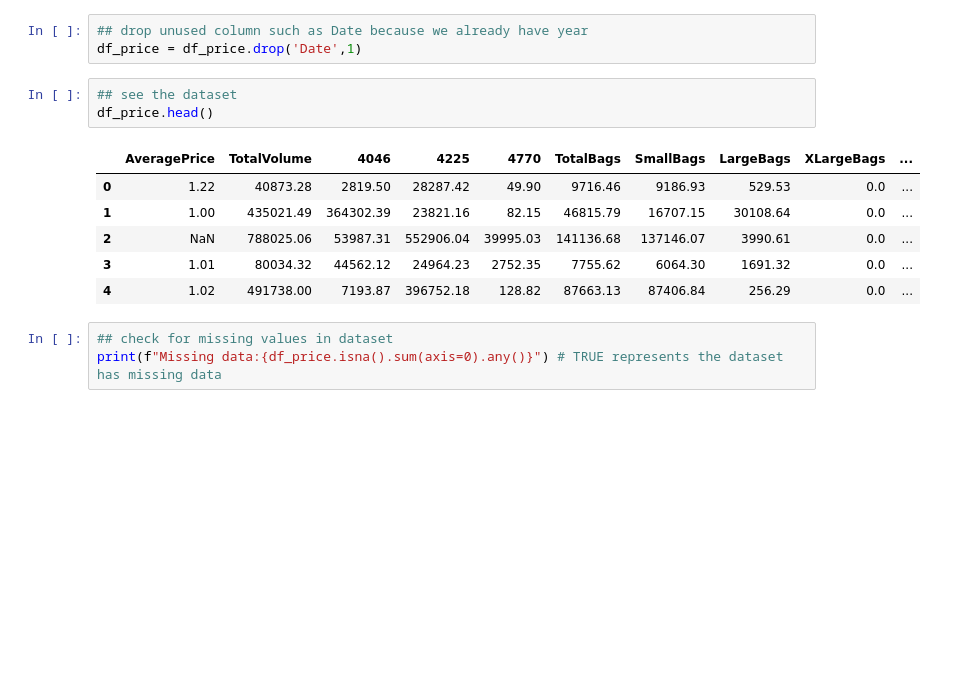
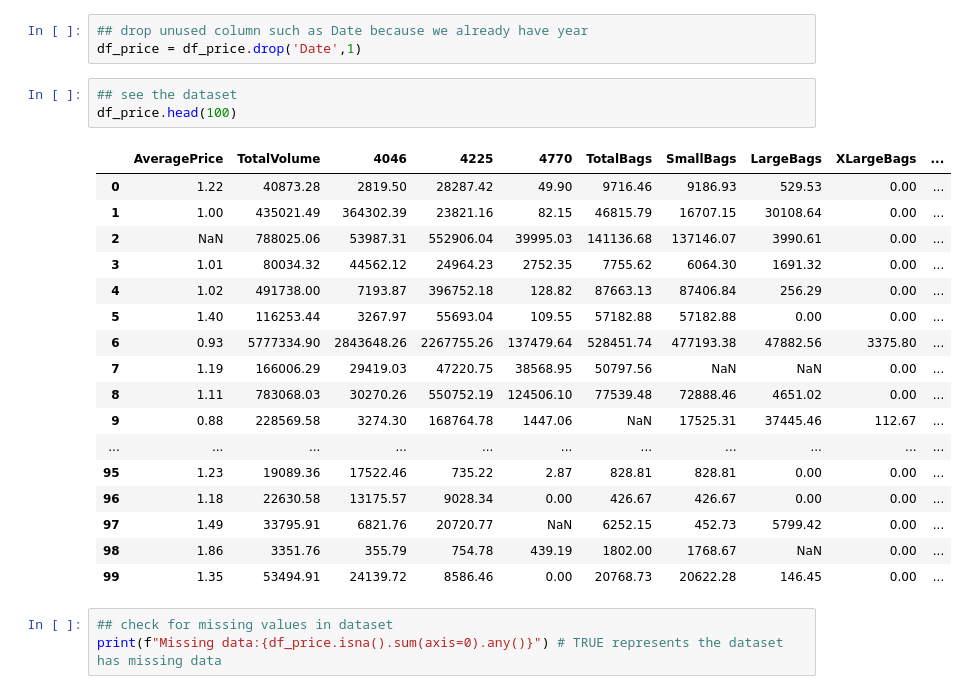
Before and after one commit to irfixq/Avocado_King, a Jupyter notebook: Avocado_King.ipynb, the cells around one changed output. Saved outputs shown, nothing was run; the diff lists cells and outputs as text; blank space fills up the shorter version.

```diff
--- a/Avocado_King.ipynb
+++ b/Avocado_King.ipynb
@@ -127,14 +140,25 @@ dtype: object
 df_price = df_price.drop('Date',1)
 # %%
 ## see the dataset
-df_price.head()
+df_price.head(100)
 # %% [output]
 |  | AveragePrice | TotalVolume | 4046 | 4225 | 4770 | TotalBags | SmallBags | LargeBags | XLargeBags | ... |
-| 0 | 1.22 | 40873.28 | 2819.50 | 28287.42 | 49.90 | 9716.46 | 9186.93 | 529.53 | 0.0 | ... |
-| 1 | 1.00 | 435021.49 | 364302.39 | 23821.16 | 82.15 | 46815.79 | 16707.15 | 30108.64 | 0.0 | ... |
-| 2 | NaN | 788025.06 | 53987.31 | 552906.04 | 39995.03 | 141136.68 | 137146.07 | 3990.61 | 0.0 | ... |
-| 3 | 1.01 | 80034.32 | 44562.12 | 24964.23 | 2752.35 | 7755.62 | 6064.30 | 1691.32 | 0.0 | ... |
-| 4 | 1.02 | 491738.00 | 7193.87 | 396752.18 | 128.82 | 87663.13 | 87406.84 | 256.29 | 0.0 | ... |
+| 0 | 1.22 | 40873.28 | 2819.50 | 28287.42 | 49.90 | 9716.46 | 9186.93 | 529.53 | 0.00 | ... |
+| 1 | 1.00 | 435021.49 | 364302.39 | 23821.16 | 82.15 | 46815.79 | 16707.15 | 30108.64 | 0.00 | ... |
+| 2 | NaN | 788025.06 | 53987.31 | 552906.04 | 39995.03 | 141136.68 | 137146.07 | 3990.61 | 0.00 | ... |
+| 3 | 1.01 | 80034.32 | 44562.12 | 24964.23 | 2752.35 | 7755.62 | 6064.30 | 1691.32 | 0.00 | ... |
+| 4 | 1.02 | 491738.00 | 7193.87 | 396752.18 | 128.82 | 87663.13 | 87406.84 | 256.29 | 0.00 | ... |
+| 5 | 1.40 | 116253.44 | 3267.97 | 55693.04 | 109.55 | 57182.88 | 57182.88 | 0.00 | 0.00 | ... |
+| 6 | 0.93 | 5777334.90 | 2843648.26 | 2267755.26 | 137479.64 | 528451.74 | 477193.38 | 47882.56 | 3375.80 | ... |
+| 7 | 1.19 | 166006.29 | 29419.03 | 47220.75 | 38568.95 | 50797.56 | NaN | NaN | 0.00 | ... |
+| 8 | 1.11 | 783068.03 | 30270.26 | 550752.19 | 124506.10 | 77539.48 | 72888.46 | 4651.02 | 0.00 | ... |
+| 9 | 0.88 | 228569.58 | 3274.30 | 168764.78 | 1447.06 | NaN | 17525.31 | 37445.46 | 112.67 | ... |
+| ... | ... | ... | ... | ... | ... | ... | ... | ... | ... | ... |
+| 95 | 1.23 | 19089.36 | 17522.46 | 735.22 | 2.87 | 828.81 | 828.81 | 0.00 | 0.00 | ... |
+| 96 | 1.18 | 22630.58 | 13175.57 | 9028.34 | 0.00 | 426.67 | 426.67 | 0.00 | 0.00 | ... |
+| 97 | 1.49 | 33795.91 | 6821.76 | 20720.77 | NaN | 6252.15 | 452.73 | 5799.42 | 0.00 | ... |
+| 98 | 1.86 | 3351.76 | 355.79 | 754.78 | 439.19 | 1802.00 | 1768.67 | NaN | 0.00 | ... |
+| 99 | 1.35 | 53494.91 | 24139.72 | 8586.46 | 0.00 | 20768.73 | 20622.28 | 146.45 | 0.00 | ... |
 # %%
 ## check for missing values in dataset
 print(f"Missing data:{df_price.isna().sum(axis=0).any()}") # TRUE represents the dataset has missing data
```
Also changed, not shown: parts of 28 cells of this notebook.
